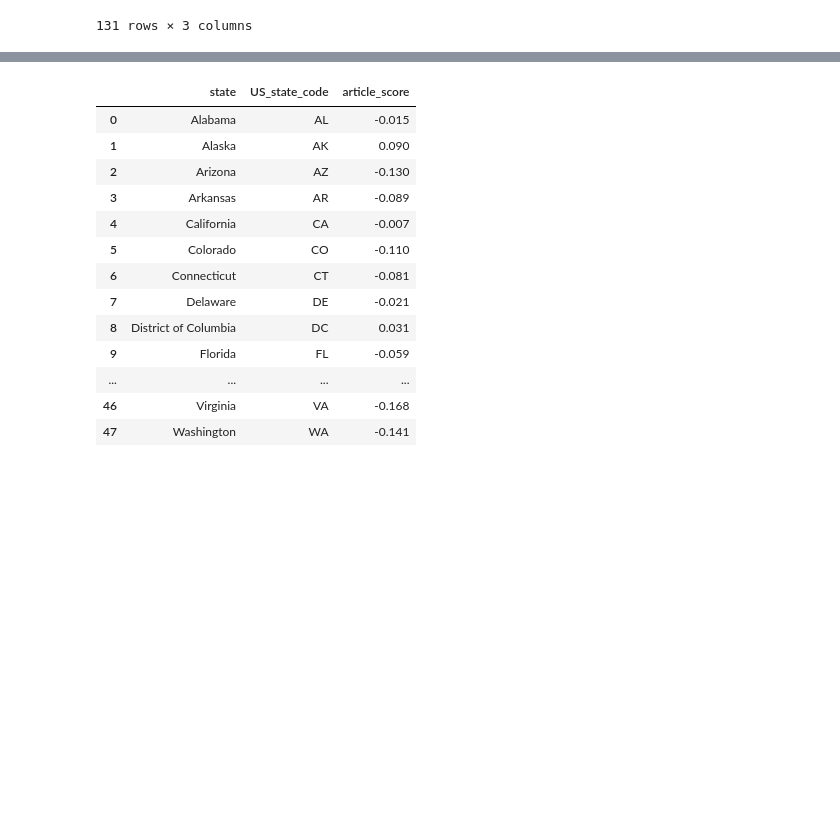
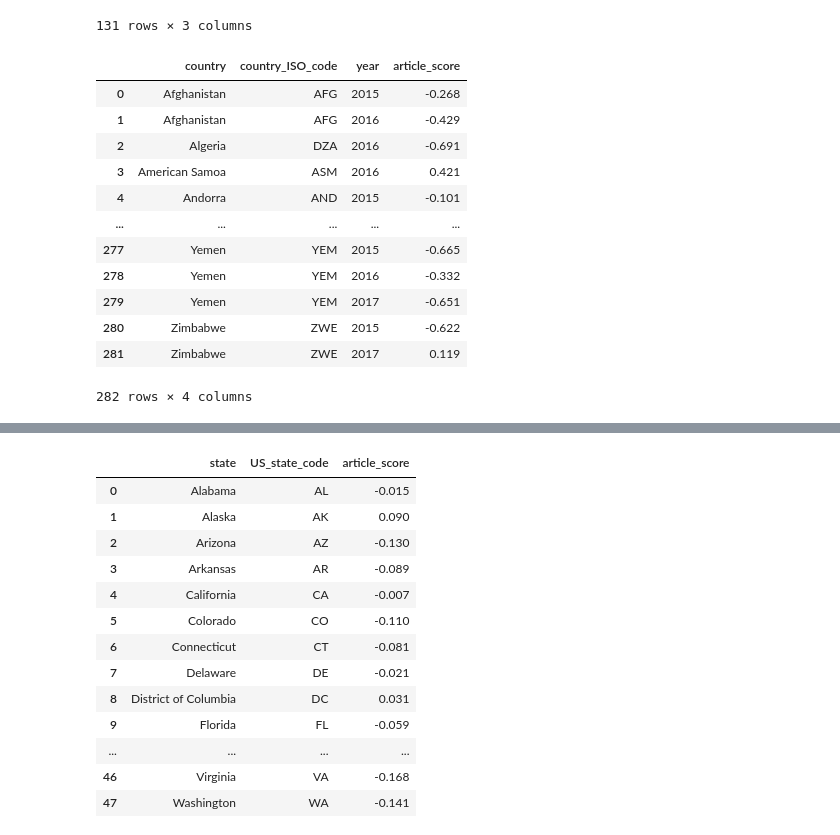
Before and after one commit to iCode13/News-Sentiment-Analysis-App, a Jupyter notebook: news_app/geo_choropleth4_plotly.ipynb, the cells around one changed output, grey strips where cells are left out. Drawn from its saved outputs; the diff is of its cells as text; code cells hidden in the pictures; blank space fills up the shorter version.

```diff
--- a/news_app/geo_choropleth4_plotly.ipynb
+++ b/news_app/geo_choropleth4_plotly.ipynb
@@ -81,3 +83,28 @@ fig_global_allyears.update_layout(
 )
 
 fig_global_allyears.show()
+# %%
+# Get mean scores by country for each year
+df_country_year = df[['country', 'country_ISO_code', 'year', 'article_score']]
+grouped_by_country_year = df_country_year.groupby(['country', 'country_ISO_code', 'year'], as_index=False)['article_score'].mean()
+df_country_year = pd.DataFrame({'country':grouped_by_country_year.country, 'country_ISO_code':grouped_by_country_year.country_ISO_code, 'year':grouped_by_country_year.year, 'article_score':grouped_by_country_year.article_score})
+df_country_year = df_country_year.loc[df_country_year['country_ISO_code'] != " "]
+
+df_country_year.reset_index(drop=True, inplace=True)
+for i in range(len(df_country_year)):
+    df_country_year['article_score'][i] = "{:.3f}".format(df_country_year['article_score'][i])
+df_country_year
+# %% [output]
+|  | country | country_ISO_code | year | article_score |
+| 0 | Afghanistan | AFG | 2015 | -0.268 |
+| 1 | Afghanistan | AFG | 2016 | -0.429 |
+| 2 | Algeria | DZA | 2016 | -0.691 |
+| 3 | American Samoa | ASM | 2016 | 0.421 |
+| 4 | Andorra | AND | 2015 | -0.101 |
+| ... | ... | ... | ... | ... |
+| 277 | Yemen | YEM | 2015 | -0.665 |
+| 278 | Yemen | YEM | 2016 | -0.332 |
+| 279 | Yemen | YEM | 2017 | -0.651 |
+| 280 | Zimbabwe | ZWE | 2015 | -0.622 |
+| 281 | Zimbabwe | ZWE | 2017 | 0.119 |
+282 rows × 4 columns
```
Also changed, not shown: parts of 9 cells of this notebook, 4 other files.
